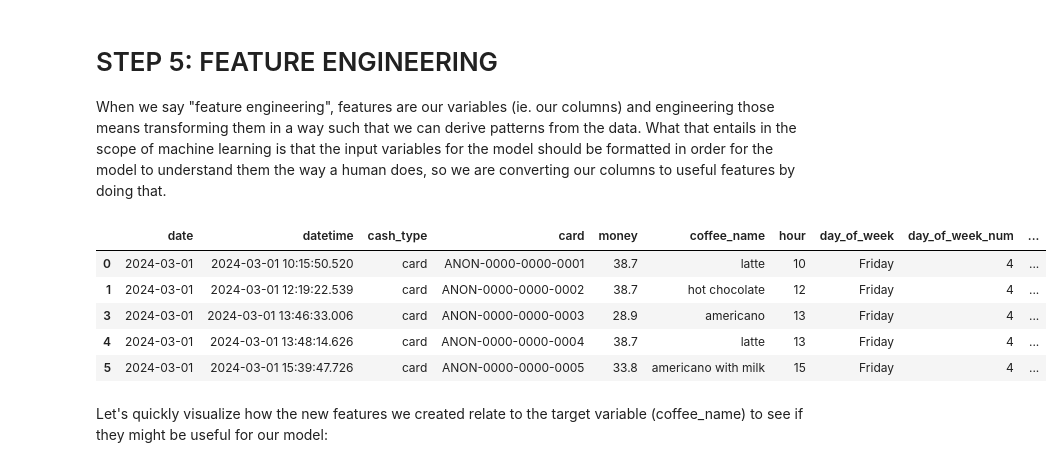
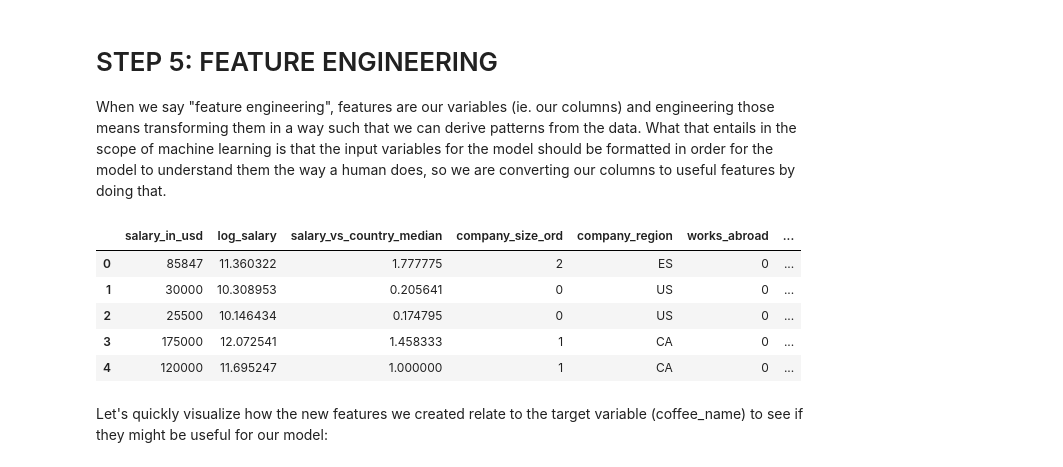
Before and after one commit to apalicepark/TCG_DSML_PRIMER, a Jupyter notebook: TCG_ML_PRIMER.ipynb, the cells around one changed output. Saved outputs shown, nothing was run; the diff lists cells and outputs as text; code cells hidden in the pictures.

```diff
--- a/TCG_ML_PRIMER.ipynb
+++ b/TCG_ML_PRIMER.ipynb
@@ -445,8 +445,8 @@ Rows with negative money:  0
 (2584, 11)
 # %%
 # we can't train a model on data that isn't there, let's handle the missing values
-target_col = "coffee_name"
-print("Missing values before handling:", cleaned_df[target_col].isnull().sum())
-cleaned_df = cleaned_df.dropna(subset=[target_col]) # drop rows where target variable is missing (can't train on those)
-print("Missing values after handling:", cleaned_df[target_col].isnull().sum())
-print("Cleaned shape: ", cleaned_df.shape)
+# target_col = "coffee_name"
+# print("Missing values before handling:", cleaned_df[target_col].isnull().sum())
+# cleaned_df = cleaned_df.dropna(subset=[target_col]) # drop rows where target variable is missing (can't train on those)
+# print("Missing values after handling:", cleaned_df[target_col].isnull().sum())
+# print("Cleaned shape: ", cleaned_df.shape)
@@ -457,7 +453,6 @@ Cleaned shape:  (3454, 6)
 # %%
-#for our columns with strings as values, make sure the format is standardized (ie latte vs Latte --> standardize those)
-for col in ['cash_type', 'coffee_name']:
-    cleaned_df[col] = cleaned_df[col].astype(str).str.strip().str.lower()
+for col in ["experience_level", "employment_type", "job_title", "employee_residence", "company_location", "company_size"]:
+    cleaned_df[col] = cleaned_df[col].astype(str).str.strip()
 
-cleaned_df[['cash_type', 'coffee_name']].head()
+print(cleaned_df.dtypes)
 # %% [output]
@@ -473,40 +474,28 @@ When we say "feature engineering", features are our variables (ie. our columns)
 # %%
 model_df = cleaned_df.copy()
 
-model_df["hour"] = model_df["datetime"].dt.hour
-model_df["day_of_week"] = model_df["datetime"].dt.day_name()
-model_df["day_of_week_num"] = model_df["datetime"].dt.dayofweek
-model_df["month"] = model_df["datetime"].dt.month
-model_df["day_of_month"] = model_df["datetime"].dt.day
-model_df["is_weekend"] = (model_df["datetime"].dt.dayofweek >= 5).astype(int)
+model_df["is_senior"] = model_df["experience_level"].isin(["SE", "EX"]).astype(int)
+model_df["log_salary"] = np.log(model_df["salary_in_usd"])
+country_median = model_df.groupby("company_location")["salary_in_usd"].transform("median")
+model_df["salary_vs_country_median"] = model_df["salary_in_usd"] / country_median
 
-def get_time_of_day(hour):
-    if 5 <= hour < 12:
-        return "morning"
-    elif 12 <= hour < 17:
-        return "afternoon"
-    elif 17 <= hour < 21:
-        return "evening"
-    else:
-        return "night"
+model_df["company_size_ord"] = model_df["company_size"].map({"S": 0, "M": 1, "L": 2})
 
-model_df["time_of_day"] = model_df["hour"].apply(get_time_of_day)
+top_locs = ["US", "GB", "CA", "ES", "DE", "IN", "FR"]
+model_df["company_region"] = np.where(model_df["company_location"].isin(top_locs), model_df["company_location"], "Other")
+model_df["works_abroad"] = (model_df["employee_residence"] != model_df["company_location"]).astype(int)
 
-# cyclical time features: helps model understand that 23:00 and 0:00 are close
-model_df["hour_sin"] = np.sin(2 * np.pi * model_df["hour"] / 24)
-model_df["hour_cos"] = np.cos(2 * np.pi * model_df["hour"] / 24)
+model_df["remote_type"] = model_df["remote_ratio"].map({0: "on-site", 50: "hybrid", 100: "remote"})
 
-model_df["month_sin"] = np.sin(2 * np.pi * model_df["month"] / 12)
-model_df["month_cos"] = np.cos(2 * np.pi * model_df["month"] / 12)
-
-model_df.head()
+model_df[["salary_in_usd", "log_salary", "salary_vs_country_median", "company_size_ord",
+          "company_region", "works_abroad", "remote_type", "is_senior"]].head()
 # %% [output]
-|  | date | datetime | cash_type | card | money | coffee_name | hour | day_of_week | day_of_week_num | ... |
-| 0 | 2024-03-01 | 2024-03-01 10:15:50.520 | card | ANON-0000-0000-0001 | 38.7 | latte | 10 | Friday | 4 | ... |
-| 1 | 2024-03-01 | 2024-03-01 12:19:22.539 | card | ANON-0000-0000-0002 | 38.7 | hot chocolate | 12 | Friday | 4 | ... |
-| 3 | 2024-03-01 | 2024-03-01 13:46:33.006 | card | ANON-0000-0000-0003 | 28.9 | americano | 13 | Friday | 4 | ... |
-| 4 | 2024-03-01 | 2024-03-01 13:48:14.626 | card | ANON-0000-0000-0004 | 38.7 | latte | 13 | Friday | 4 | ... |
-| 5 | 2024-03-01 | 2024-03-01 15:39:47.726 | card | ANON-0000-0000-0005 | 33.8 | americano with milk | 15 | Friday | 4 | ... |
+|  | salary_in_usd | log_salary | salary_vs_country_median | company_size_ord | company_region | works_abroad | ... |
+| 0 | 85847 | 11.360322 | 1.777775 | 2 | ES | 0 | ... |
+| 1 | 30000 | 10.308953 | 0.205641 | 0 | US | 0 | ... |
+| 2 | 25500 | 10.146434 | 0.174795 | 0 | US | 0 | ... |
+| 3 | 175000 | 12.072541 | 1.458333 | 1 | CA | 0 | ... |
+| 4 | 120000 | 11.695247 | 1.000000 | 1 | CA | 0 | ... |
 # %% [markdown]
 Let's quickly visualize how the new features we created relate to the target variable (coffee_name) to see if they might be useful for our model:
 # %%
```
Also changed, not shown: parts of 2 cells of this notebook.
